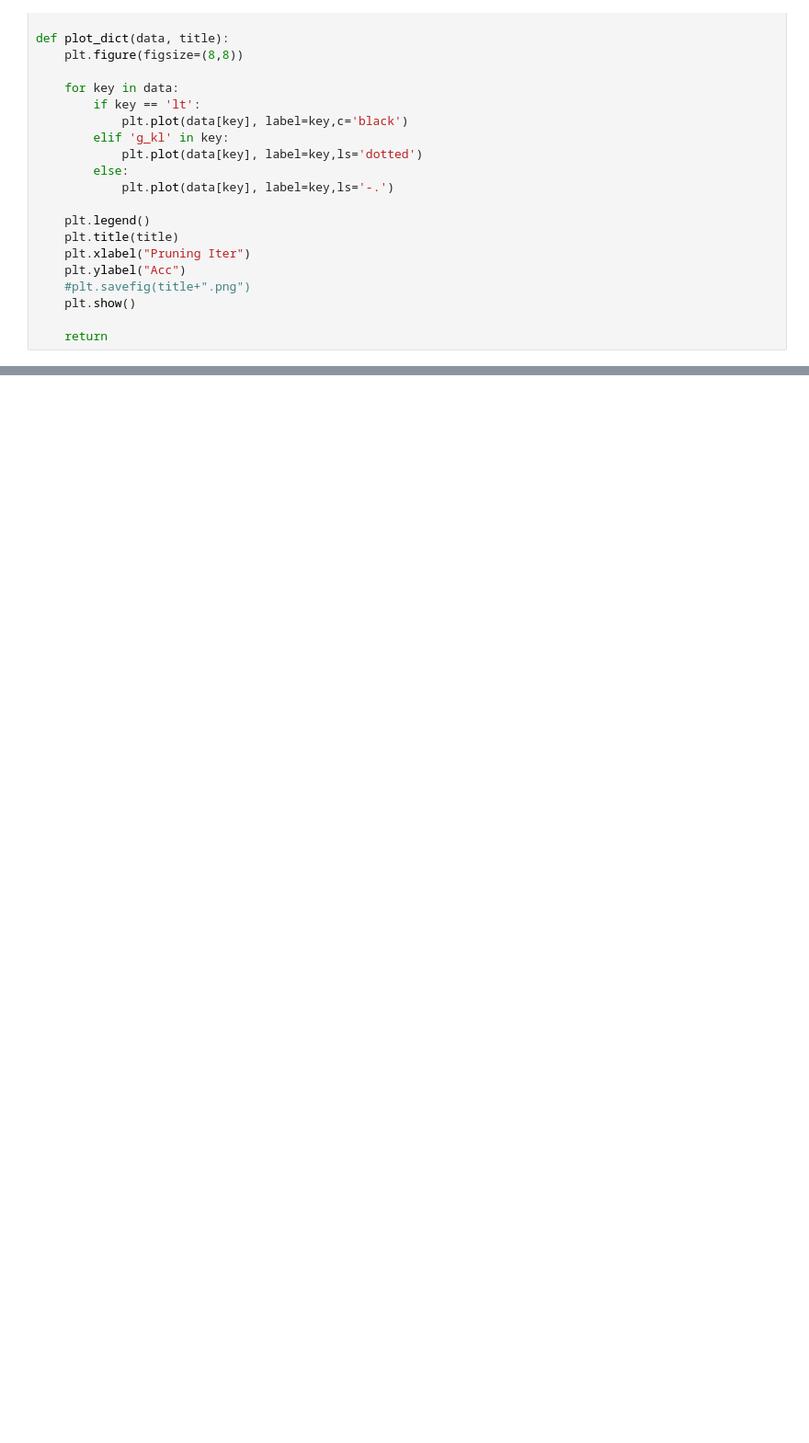
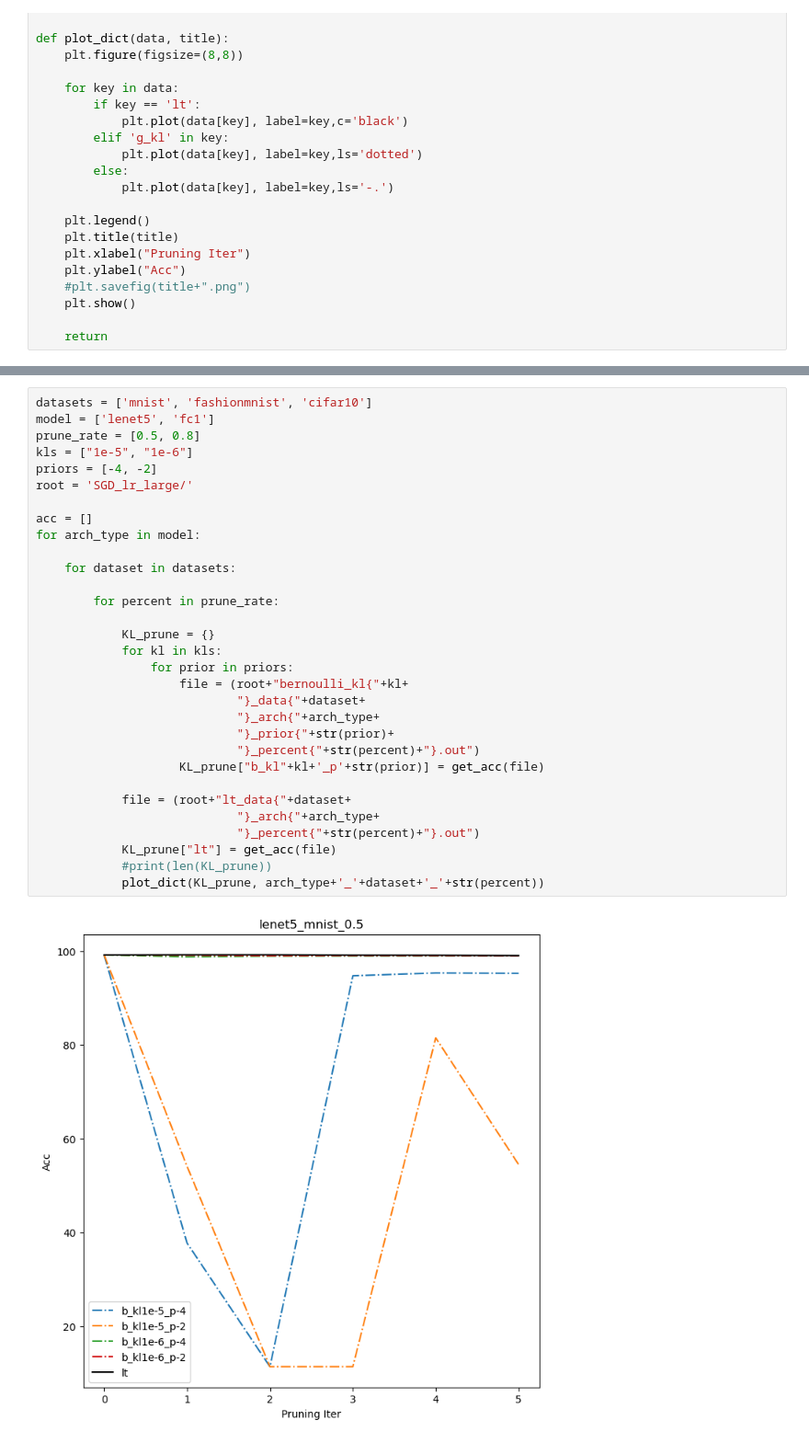
Before and after one commit to Avra98/prob_prune, a Jupyter notebook: postprocessing.ipynb, the cells around one changed output, grey strips where cells are left out. Shown at 92% size. Drawn from its saved outputs; the diff is of its cells as text; blank space fills up the shorter version.

```diff
--- a/postprocessing.ipynb
+++ b/postprocessing.ipynb
@@ -110,0 +79,33 @@ FileNotFoundError: [Errno 2] No such file or directory: 'logs/bernoulli_kl{0.0}_
+# %%
+datasets = ['mnist', 'fashionmnist', 'cifar10']
+model = ['lenet5', 'fc1']
+prune_rate = [0.5, 0.8]
+kls = ["1e-5", "1e-6"]
+priors = [-4, -2]
+root = 'SGD_lr_large/'
+
+acc = []
+for arch_type in model:
+
+    for dataset in datasets:
+
+        for percent in prune_rate:
+
+            KL_prune = {}
+            for kl in kls:
+                for prior in priors:
+                    file = (root+"bernoulli_kl{"+kl+
+                            "}_data{"+dataset+
+                            "}_arch{"+arch_type+
+                            "}_prior{"+str(prior)+
+                            "}_percent{"+str(percent)+"}.out")
+                    KL_prune["b_kl"+kl+'_p'+str(prior)] = get_acc(file)
+
+            file = (root+"lt_data{"+dataset+
+                            "}_arch{"+arch_type+
+                            "}_percent{"+str(percent)+"}.out")
+            KL_prune["lt"] = get_acc(file)
+            #print(len(KL_prune))
+            plot_dict(KL_prune, arch_type+'_'+dataset+'_'+str(percent))
+# %% [output]
+[figure, added]
```
Also changed, not shown: parts of 2 cells of this notebook, 2 other files.
